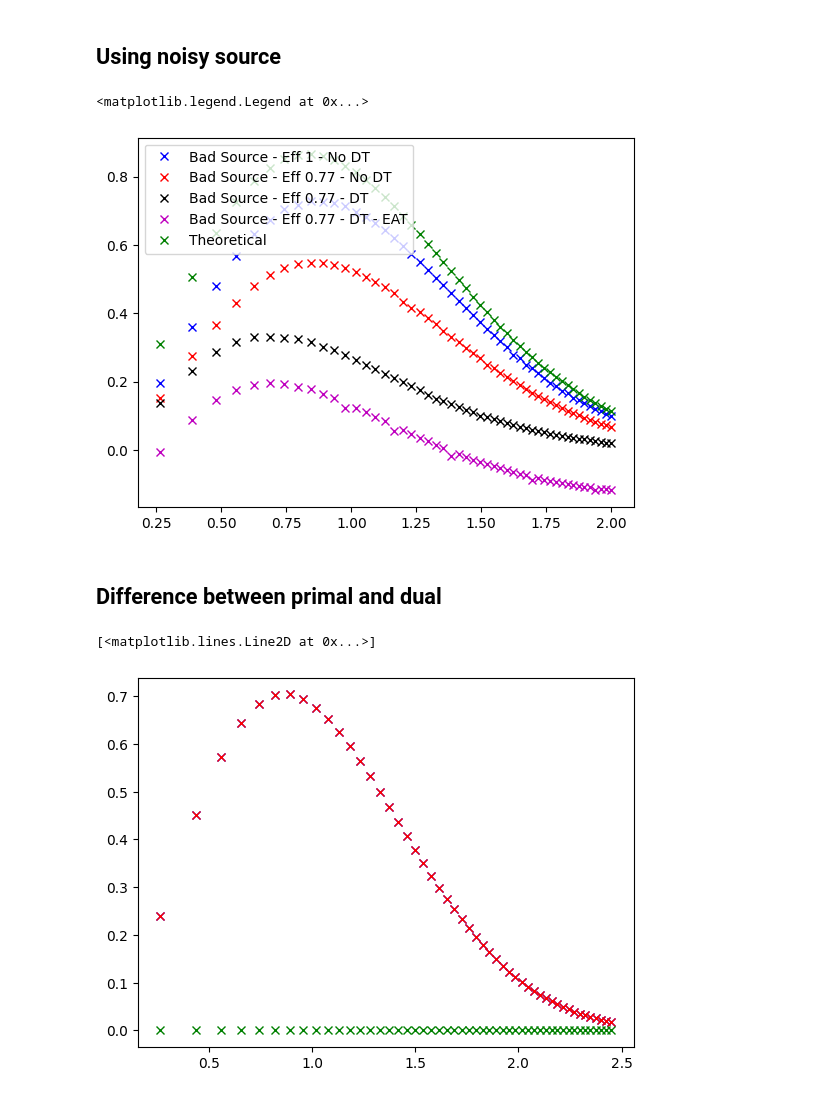
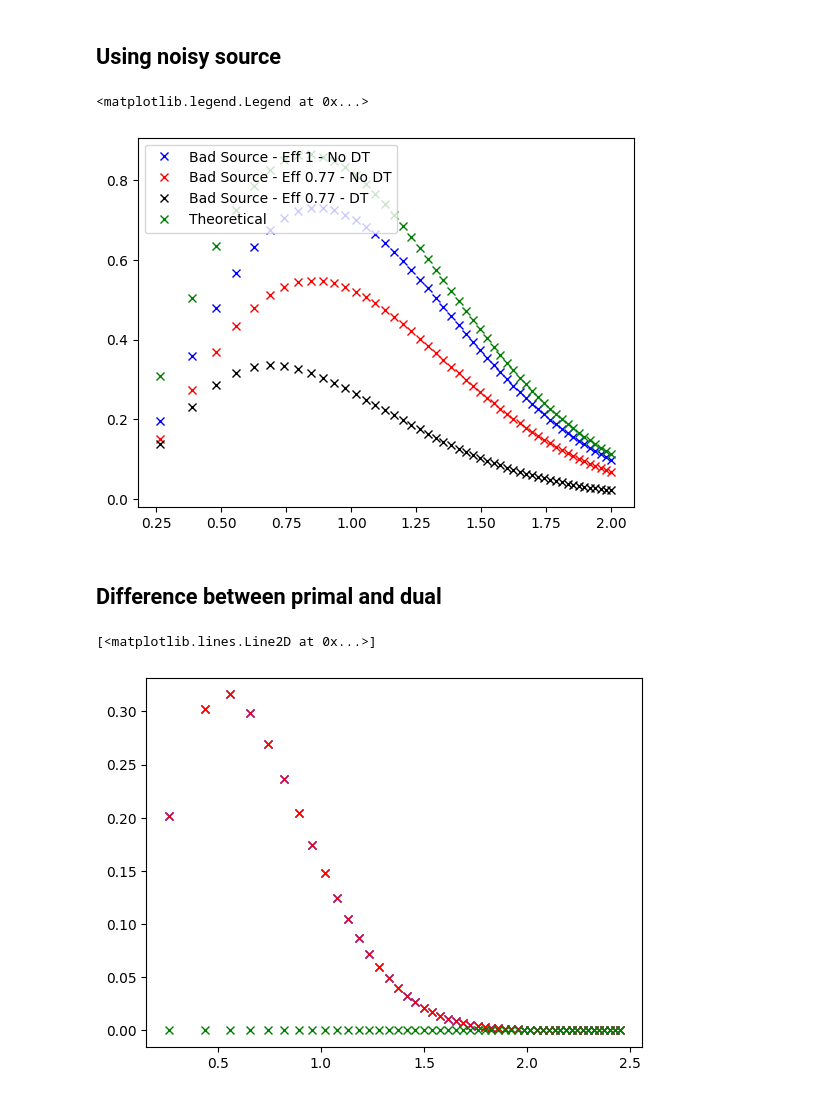
Before and after one commit to thmaoe/Master-thesis-QKD, a Jupyter notebook: results.ipynb, the cells around one changed output. Cells and saved outputs as stored; diff of their text form; code cells hidden in the pictures.

```diff
--- a/results.ipynb
+++ b/results.ipynb
@@ -334,17 +329,16 @@ with open('Results/ShannonEAT1_077_NoDT_1e4.json', 'w') as f:
 # %%
 res1e5 = {'deltas': [], 'vals': []}
-alphas = np.linspace(0.07, 6, 100)
+alphas = np.linspace(0.07, 6, 50)
 
 for alpha in alphas:
     alpha = sqrt(alpha)
     ps = []
     delta = 0.0
+    delta, p = simulation.getProbas(alpha, 0.77, 0, '1', False)
+    H_theo, lambdas, Rs, cm = shannonLower.getHDual(delta, p, 7/8)
     for i in range(5):
         delta, p = simulation.doSimul(alpha, 7/8, '1', 100000, 0.77, False)
         ps.append(p[0])
-    val = ShannonEAT.getH(ps, 100000, delta, 7/8)
+    val = ShannonEAT.getH3(ps, 100000, lambdas, Rs, cm)
     res1e5['vals'].append(val)
     res1e5['deltas'].append(delta)
-
-with open('Results/ShannonEAT1_077_NoDT_1e5.json', 'w') as f:
-    json.dump(res1e5, f)
@@ -424,9 +363,11 @@ alpha = sqrt(0.6)
 npoints = np.linspace(3, 7, 10)
 
 delta, p = simulation.getProbas(alpha, 0.77, 1e-6, '1', False)
-H_theo = shannonLower.runOpti(delta, p, 7/8)
+H_theo, lambdas, Rs, cm = shannonLower.getHDual(delta, p, 7/8)
 # %%
 vals = []
+vals2 = []
+vals3 = []
 for npoint in npoints:
     ps = []
     delta = 0.0
@@ -434,7 +375,11 @@ for npoint in npoints:
         delta, p = simulation.doSimul(alpha, 7/8, '1', int(10**npoint), 0.77, False)
         ps.append(p[0])
     val = ShannonEAT.getH(ps, int(10**npoint), delta, 7/8)
+    val2 = ShannonEAT.getH2(ps, int(10**npoint), delta, 7/8)
+    val3 = ShannonEAT.getH3(ps, int(10**npoint), lambdas, Rs, cm)
     vals.append(val)
+    vals2.append(val2)
+    vals3.append(val3)
 # %%
 plt.figure()
 Hts = [H_theo]*10
@@ -507,39 +454,18 @@ for alpha in alphas:
     res1['deltas'].append(delta)
     res1['vals'].append(val)
     res1['probas'].append(p)
-# %%
-resN3 = {'deltas': [], 'vals': [], 'amaxs': []}
-alphas = np.linspace(0.07, 4, 50)
-
-for alpha in alphas:
-    alpha = sqrt(alpha)
-    ps = []
-    amaxs = []
-    delta = 0.0
-    for i in range(5):
-        amax, delta, p = simulation.doSimul(alpha, 7/8, '1', 100000, 0.77, True, True)
-        ps.append(p[0])
-        amaxs.append(amax)
-    val = ShannonEAT.getH(ps, 100000, delta, 7/8)
-    resN3['vals'].append(val)
-    resN3['deltas'].append(delta)
-    resN3['amaxs'].append(np.mean(amaxs))
-
-with open('Results/Shannon1_077_BadSDT_EAT.json', 'w') as f:
-    json.dump(resN3, f)
 # %%
 alphas = [sqrt(alpha) for alpha in alphas]
 # %%
 plt.figure()
 plt.plot(alphas, resN0['vals'], 'bx', label= 'Bad Source - Eff 1 - No DT')
 plt.plot(alphas, resN1['vals'], 'rx', label= 'Bad Source - Eff 0.77 - No DT')
 plt.plot(alphas, resN2['vals'], 'kx', label= 'Bad Source - Eff 0.77 - DT')
-plt.plot(alphas, resN3['vals'], 'mx', label= 'Bad Source - Eff 0.77 - DT - EAT')
 plt.plot(alphas, res1['vals'], 'gx', label= 'Theoretical')
 plt.legend(loc='upper left')
 # %% [output]
 <matplotlib.legend.Legend at 0x...>
-[figure, old version]
+[figure, new version]
 # %% [markdown]
 ## Difference between primal and dual
 # %%
@@ -568,8 +496,8 @@ diff = [np.abs(a - b) for a,b in zip(res1['vals'], res2['vals'])]
 # %%
 plt.figure()
 plt.plot(alphas, res1['vals'], 'bx')
-plt.plot(alphas, res2['vals'], 'rx')
+plt.plot(alphas, vals2, 'rx')
 plt.plot(alphas, diff, 'gx')
 # %% [output]
 [<matplotlib.lines.Line2D at 0x...>]
-[figure, old version]
+[figure, new version]
```
Also changed, not shown: parts of 12 cells of this notebook, 7 other files.
